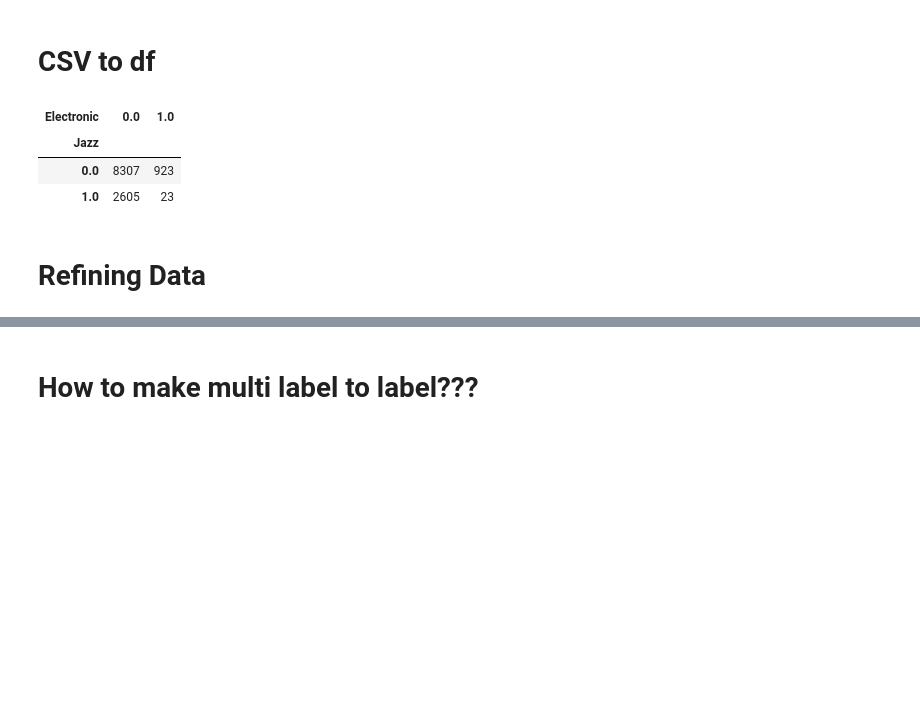
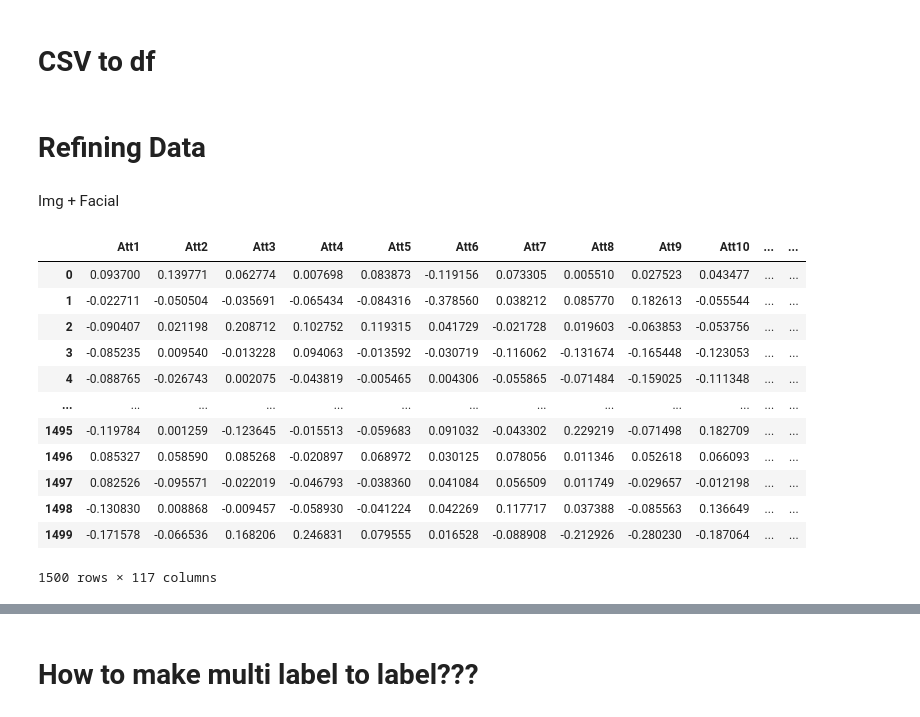
Before and after one commit to cid2rrrr/0220dbtest, a Jupyter notebook: test.ipynb, the cells around one changed output, grey strips where cells are left out. Drawn from its saved outputs; the diff is of its cells as text; code cells hidden in the pictures; blank space fills up the shorter version.

```diff
--- a/test.ipynb
+++ b/test.ipynb
@@ -247,9 +245,4 @@ imsi
-# %%
-pd.crosstab(imsi.Jazz, imsi.Electronic)
-# %% [output]
-| Electronic | 0.0 | 1.0 |
-| Jazz |  |  |
-| 0.0 | 8307 | 923 |
-| 1.0 | 2605 | 23 |
 # %% [markdown]
 # Refining Data
+# %% [markdown]
+Img + Facial
@@ -255,0 +252,22 @@ pd.crosstab(imsi.Jazz, imsi.Electronic)
+# %%
+import scipy
+from scipy.io import arff
+
+data, meta = scipy.io.arff.loadarff('D:\data\yeast\yeast\yeast-train.arff')
+df = pd.DataFrame(data)
+# %%
+df
+# %% [output]
+|  | Att1 | Att2 | Att3 | Att4 | Att5 | Att6 | Att7 | Att8 | Att9 | Att10 | ... | ... |
+| 0 | 0.093700 | 0.139771 | 0.062774 | 0.007698 | 0.083873 | -0.119156 | 0.073305 | 0.005510 | 0.027523 | 0.043477 | ... | ... |
+| 1 | -0.022711 | -0.050504 | -0.035691 | -0.065434 | -0.084316 | -0.378560 | 0.038212 | 0.085770 | 0.182613 | -0.055544 | ... | ... |
+| 2 | -0.090407 | 0.021198 | 0.208712 | 0.102752 | 0.119315 | 0.041729 | -0.021728 | 0.019603 | -0.063853 | -0.053756 | ... | ... |
+| 3 | -0.085235 | 0.009540 | -0.013228 | 0.094063 | -0.013592 | -0.030719 | -0.116062 | -0.131674 | -0.165448 | -0.123053 | ... | ... |
+| 4 | -0.088765 | -0.026743 | 0.002075 | -0.043819 | -0.005465 | 0.004306 | -0.055865 | -0.071484 | -0.159025 | -0.111348 | ... | ... |
+| ... | ... | ... | ... | ... | ... | ... | ... | ... | ... | ... | ... | ... |
+| 1495 | -0.119784 | 0.001259 | -0.123645 | -0.015513 | -0.059683 | 0.091032 | -0.043302 | 0.229219 | -0.071498 | 0.182709 | ... | ... |
+| 1496 | 0.085327 | 0.058590 | 0.085268 | -0.020897 | 0.068972 | 0.030125 | 0.078056 | 0.011346 | 0.052618 | 0.066093 | ... | ... |
+| 1497 | 0.082526 | -0.095571 | -0.022019 | -0.046793 | -0.038360 | 0.041084 | 0.056509 | 0.011749 | -0.029657 | -0.012198 | ... | ... |
+| 1498 | -0.130830 | 0.008868 | -0.009457 | -0.058930 | -0.041224 | 0.042269 | 0.117717 | 0.037388 | -0.085563 | 0.136649 | ... | ... |
+| 1499 | -0.171578 | -0.066536 | 0.168206 | 0.246831 | 0.079555 | 0.016528 | -0.088908 | -0.212926 | -0.280230 | -0.187064 | ... | ... |
+1500 rows × 117 columns
```
Also changed, not shown: parts of 21 cells of this notebook.
